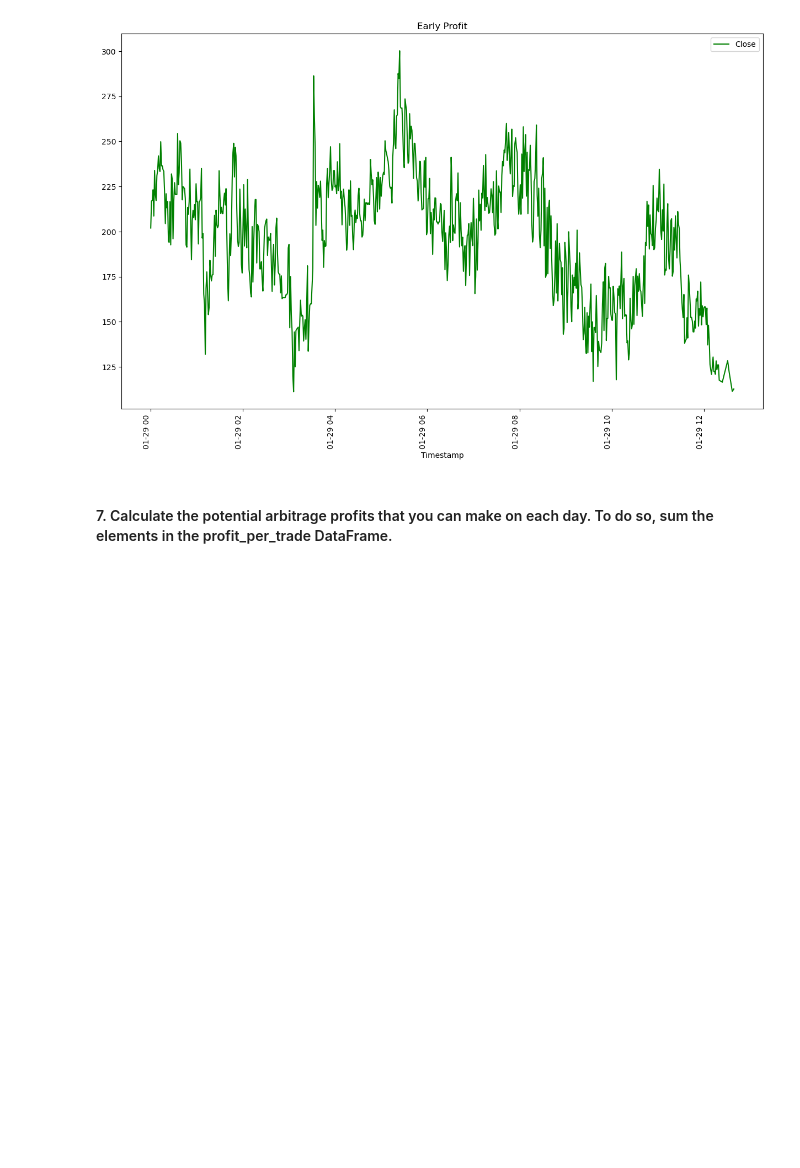
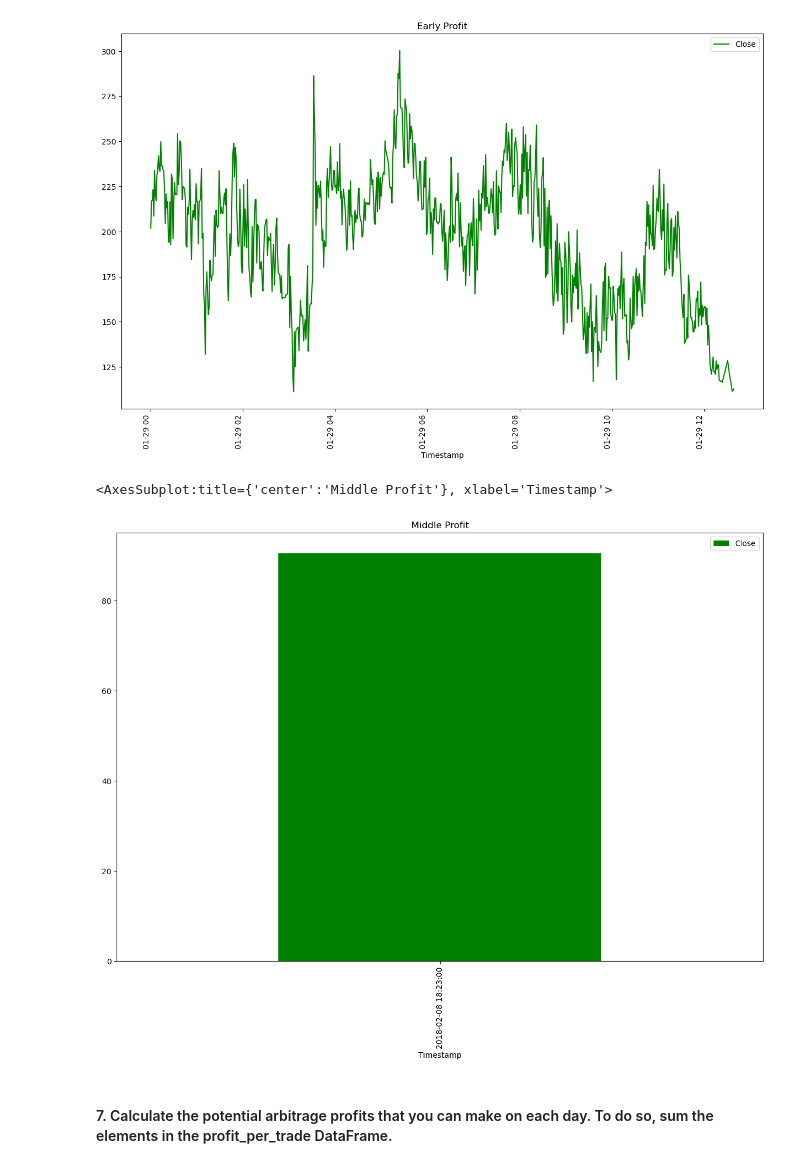
Before and after one commit to ssenhouse/challenge-03-040623, a Jupyter notebook: crypto_arbitrage.ipynb, the cells around one changed output. Drawn from its saved outputs; the diff is of its cells as text; code cells hidden in the pictures; blank space fills up the shorter version.

```diff
--- a/crypto_arbitrage.ipynb
+++ b/crypto_arbitrage.ipynb
@@ -849,6 +849,12 @@ profit_early.plot(figsize = (15,10), legend = True, rot = 90, title = 'Early Pro
 # %% [output]
 <AxesSubplot:title={'center':'Early Profit'}, xlabel='Timestamp'>
 [figure]
+# %%
+## Only one observation for profit in the middle.
+profit_middle.plot.bar(figsize = (15,10), legend = True, rot = 90, title = 'Middle Profit', color = 'green')
+# %% [output]
+<AxesSubplot:title={'center':'Middle Profit'}, xlabel='Timestamp'>
+[figure, added]
 # %% [markdown]
 #### 7. Calculate the potential arbitrage profits that you can make on each day. To do so, sum the elements in the profit_per_trade DataFrame.
 # %%
```
Also changed, not shown: parts of 5 cells of this notebook.
